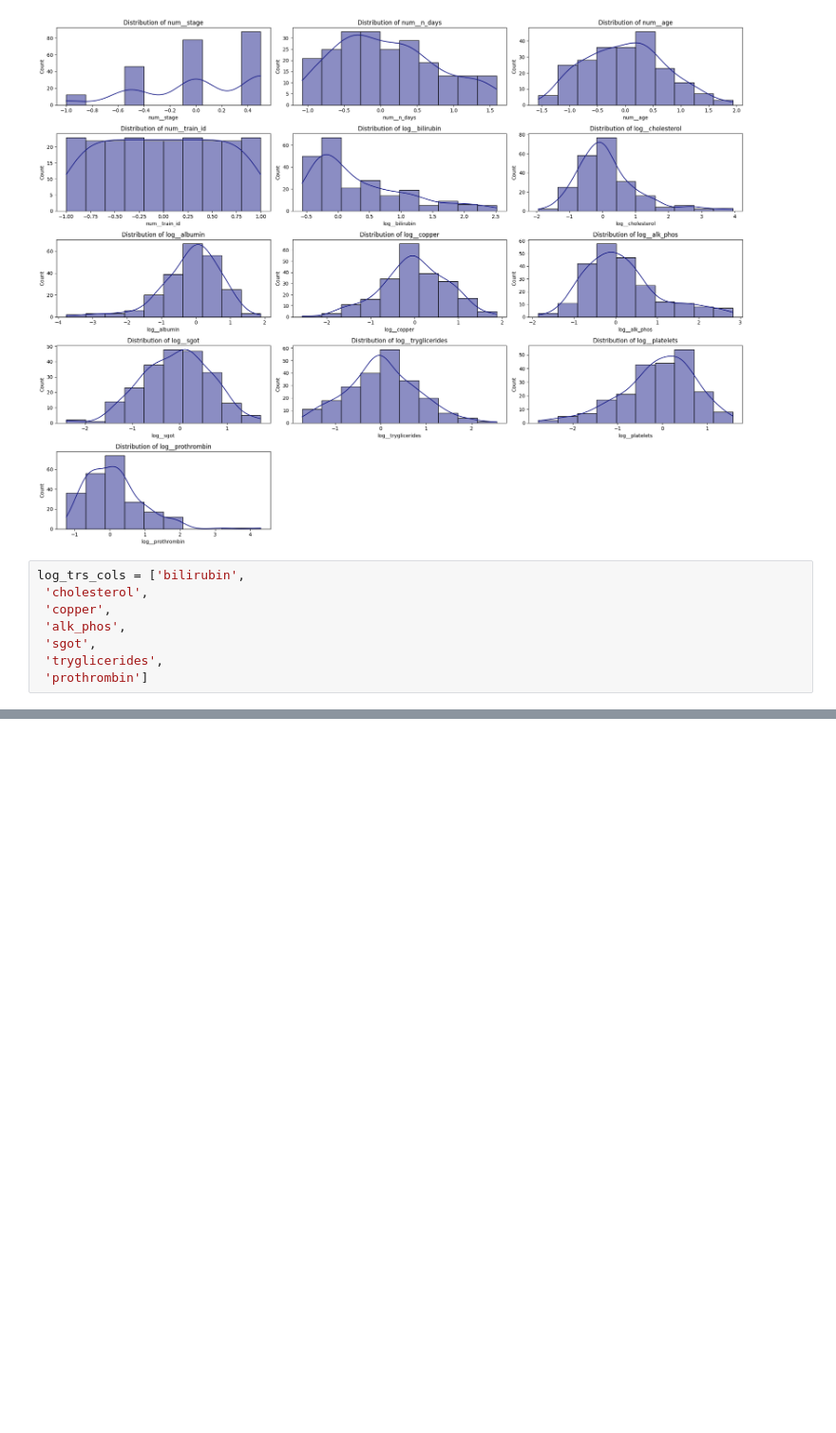
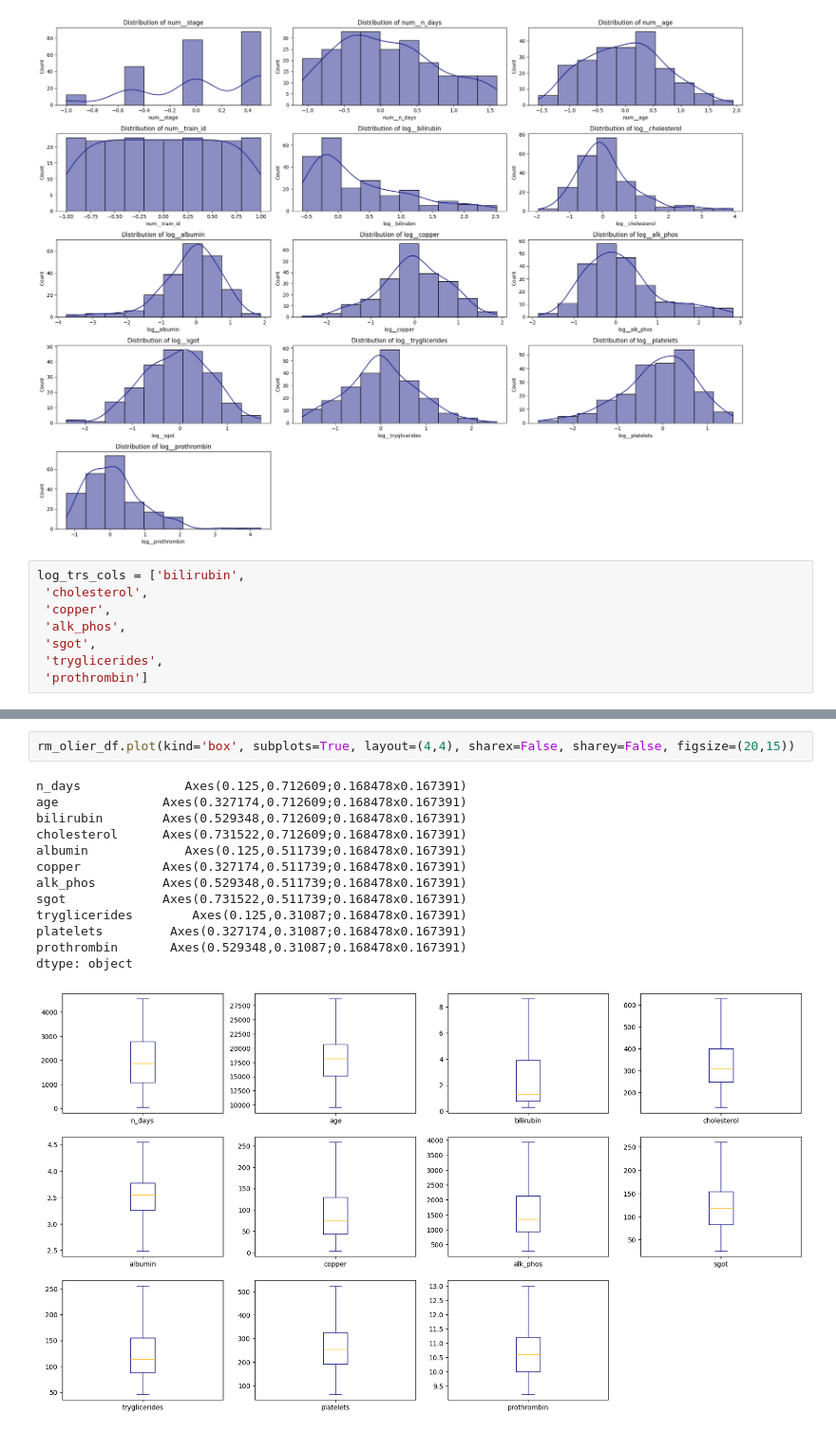
Before and after one commit to tienphatnguyendev/cirrhosis-survival-prediction, a Jupyter notebook: cirrhosis-survival-prediction.ipynb, the cells around one changed output, grey strips where cells are left out. Shown at 95% size. Cells and saved outputs as stored; diff of their text form; blank space fills up the shorter version.

```diff
--- a/cirrhosis-survival-prediction.ipynb
+++ b/cirrhosis-survival-prediction.ipynb
@@ -315,0 +231,16 @@ CategoricalVisualizer(train_df).plot(
+# %%
+rm_olier_df.plot(kind='box', subplots=True, layout=(4,4), sharex=False, sharey=False, figsize=(20,15))
+# %% [output]
+n_days              Axes(0.125,0.712609;0.168478x0.167391)
+age              Axes(0.327174,0.712609;0.168478x0.167391)
+bilirubin        Axes(0.529348,0.712609;0.168478x0.167391)
+cholesterol      Axes(0.731522,0.712609;0.168478x0.167391)
+albumin             Axes(0.125,0.511739;0.168478x0.167391)
+copper           Axes(0.327174,0.511739;0.168478x0.167391)
+alk_phos         Axes(0.529348,0.511739;0.168478x0.167391)
+sgot             Axes(0.731522,0.511739;0.168478x0.167391)
+tryglicerides        Axes(0.125,0.31087;0.168478x0.167391)
+platelets         Axes(0.327174,0.31087;0.168478x0.167391)
+prothrombin       Axes(0.529348,0.31087;0.168478x0.167391)
+dtype: object
+[figure, added]
```
Also changed, not shown: parts of 41 cells of this notebook, 2 other files.
